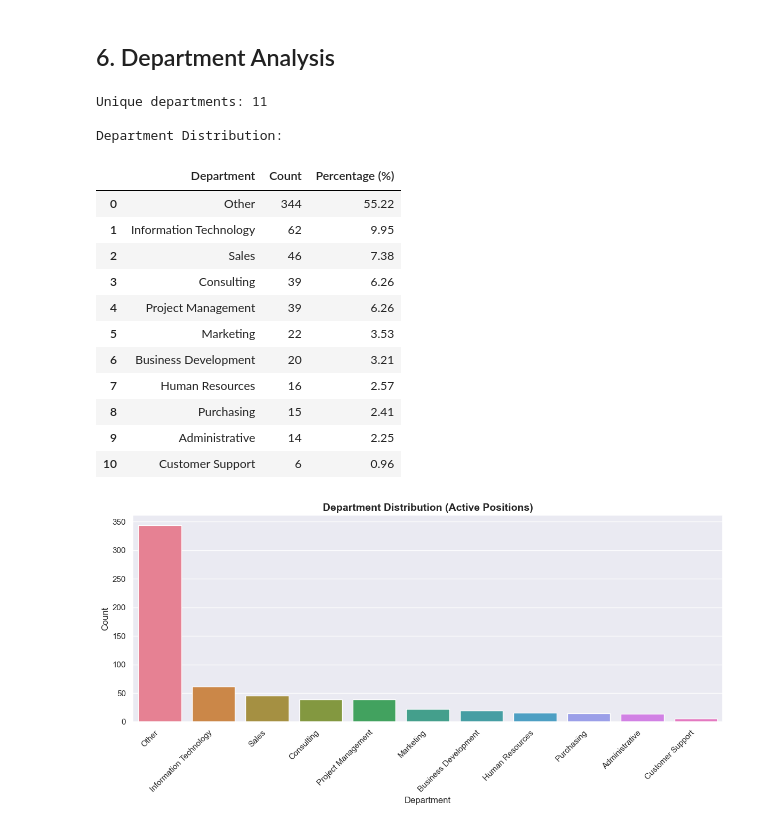
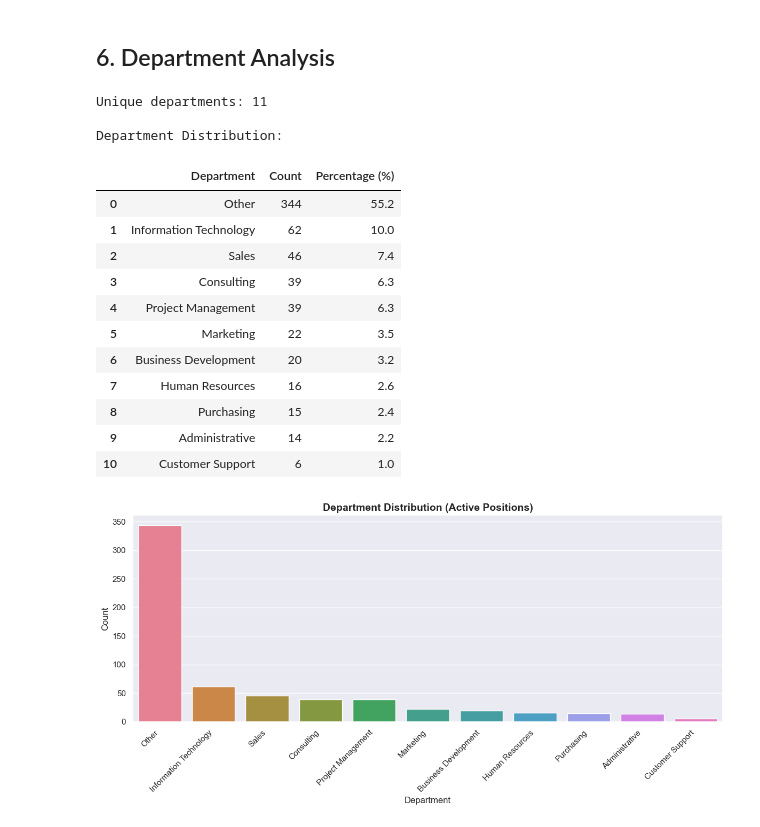
Before and after one commit to Julster35/BuzzwordLearner, a Jupyter notebook: notebooks/01_eda.ipynb, the cells around one changed output. Cells and saved outputs as stored; diff of their text form; code cells hidden in the pictures.

```diff
--- a/notebooks/01_eda.ipynb
+++ b/notebooks/01_eda.ipynb
@@ -405,33 +405,33 @@ Most Common Values in Active Positions:
 # %%
 # Department distribution in active positions
 dept_counts = df_active['department'].value_counts()
-dept_percentages = (dept_counts / dept_counts.sum() * 100).round(2)
+dept_percentages = (dept_counts / dept_counts.sum() * 100).round(1)
 
 dept_table = pd.DataFrame({
     'Department': dept_counts.index,
     'Count': dept_counts.values,
     'Percentage (%)': dept_percentages.values
 })
 
 print(f"Unique departments: {len(dept_counts)}\n")
 print("Department Distribution:")
 display(dept_table)
 # %% [output]
 Unique departments: 11
 
 Department Distribution:
 |  | Department | Count | Percentage (%) |
-| 0 | Other | 344 | 55.22 |
-| 1 | Information Technology | 62 | 9.95 |
-| 2 | Sales | 46 | 7.38 |
-| 3 | Consulting | 39 | 6.26 |
-| 4 | Project Management | 39 | 6.26 |
-| 5 | Marketing | 22 | 3.53 |
-| 6 | Business Development | 20 | 3.21 |
-| 7 | Human Resources | 16 | 2.57 |
-| 8 | Purchasing | 15 | 2.41 |
-| 9 | Administrative | 14 | 2.25 |
-| 10 | Customer Support | 6 | 0.96 |
+| 0 | Other | 344 | 55.2 |
+| 1 | Information Technology | 62 | 10.0 |
+| 2 | Sales | 46 | 7.4 |
+| 3 | Consulting | 39 | 6.3 |
+| 4 | Project Management | 39 | 6.3 |
+| 5 | Marketing | 22 | 3.5 |
+| 6 | Business Development | 20 | 3.2 |
+| 7 | Human Resources | 16 | 2.6 |
+| 8 | Purchasing | 15 | 2.4 |
+| 9 | Administrative | 14 | 2.2 |
+| 10 | Customer Support | 6 | 1.0 |
 # %%
 # Visualize department distribution
 plt.figure(figsize=(12, 6))
```
Also changed, not shown: parts of 7 cells of this notebook, 13 other files.
